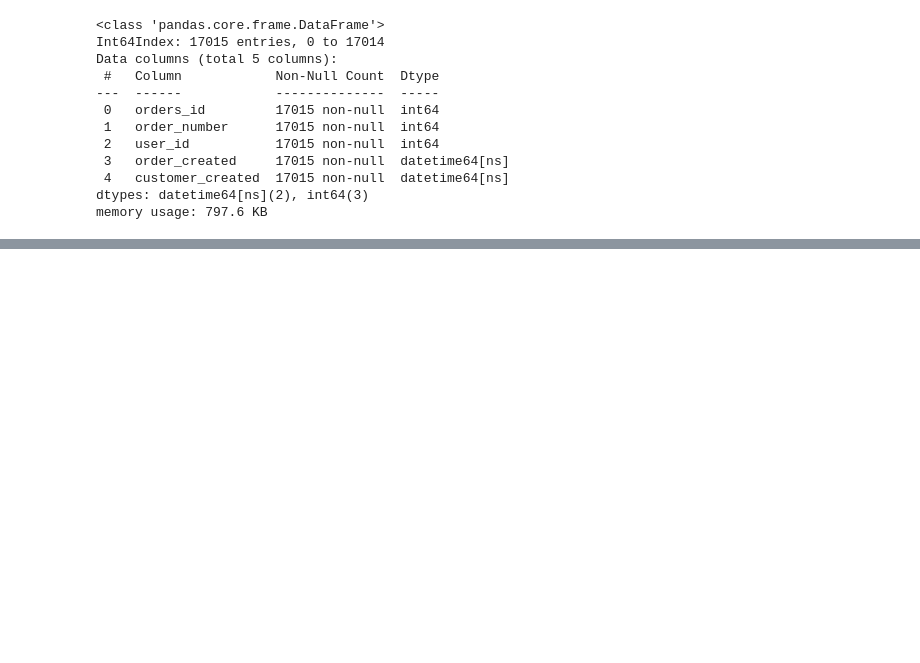
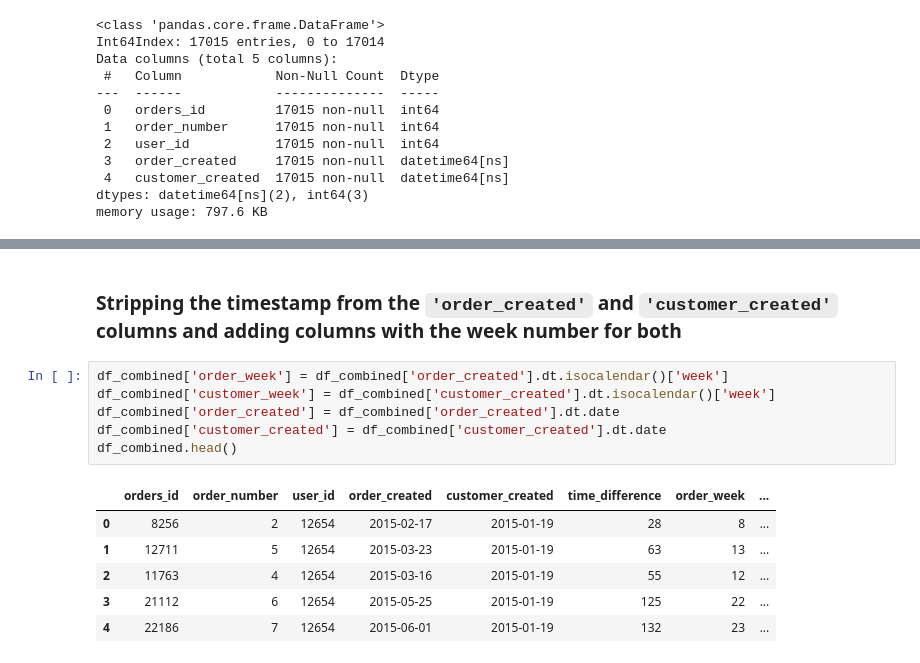
Before and after one commit to jpetersen626/Invitae_Interview_Cohort_Analysis, a Jupyter notebook: Invitae_Analysis_JP.ipynb, the cells around one changed output, grey strips where cells are left out. Cells and saved outputs as stored; diff of their text form; blank space fills up the shorter version.

```diff
--- a/Invitae_Analysis_JP.ipynb
+++ b/Invitae_Analysis_JP.ipynb
@@ -248,0 +279,15 @@ memory usage: 797.6 KB
+# %% [markdown]
+### Stripping the timestamp from the `'order_created'` and `'customer_created'` columns and adding columns with the week number for both
+# %%
+df_combined['order_week'] = df_combined['order_created'].dt.isocalendar()['week']
+df_combined['customer_week'] = df_combined['customer_created'].dt.isocalendar()['week']
+df_combined['order_created'] = df_combined['order_created'].dt.date
+df_combined['customer_created'] = df_combined['customer_created'].dt.date
+df_combined.head()
+# %% [output]
+|  | orders_id | order_number | user_id | order_created | customer_created | time_difference | order_week | ... |
+| 0 | 8256 | 2 | 12654 | 2015-02-17 | 2015-01-19 | 28 | 8 | ... |
+| 1 | 12711 | 5 | 12654 | 2015-03-23 | 2015-01-19 | 63 | 13 | ... |
+| 2 | 11763 | 4 | 12654 | 2015-03-16 | 2015-01-19 | 55 | 12 | ... |
+| 3 | 21112 | 6 | 12654 | 2015-05-25 | 2015-01-19 | 125 | 22 | ... |
+| 4 | 22186 | 7 | 12654 | 2015-06-01 | 2015-01-19 | 132 | 23 | ... |
```
Also changed, not shown: parts of 9 cells of this notebook.
